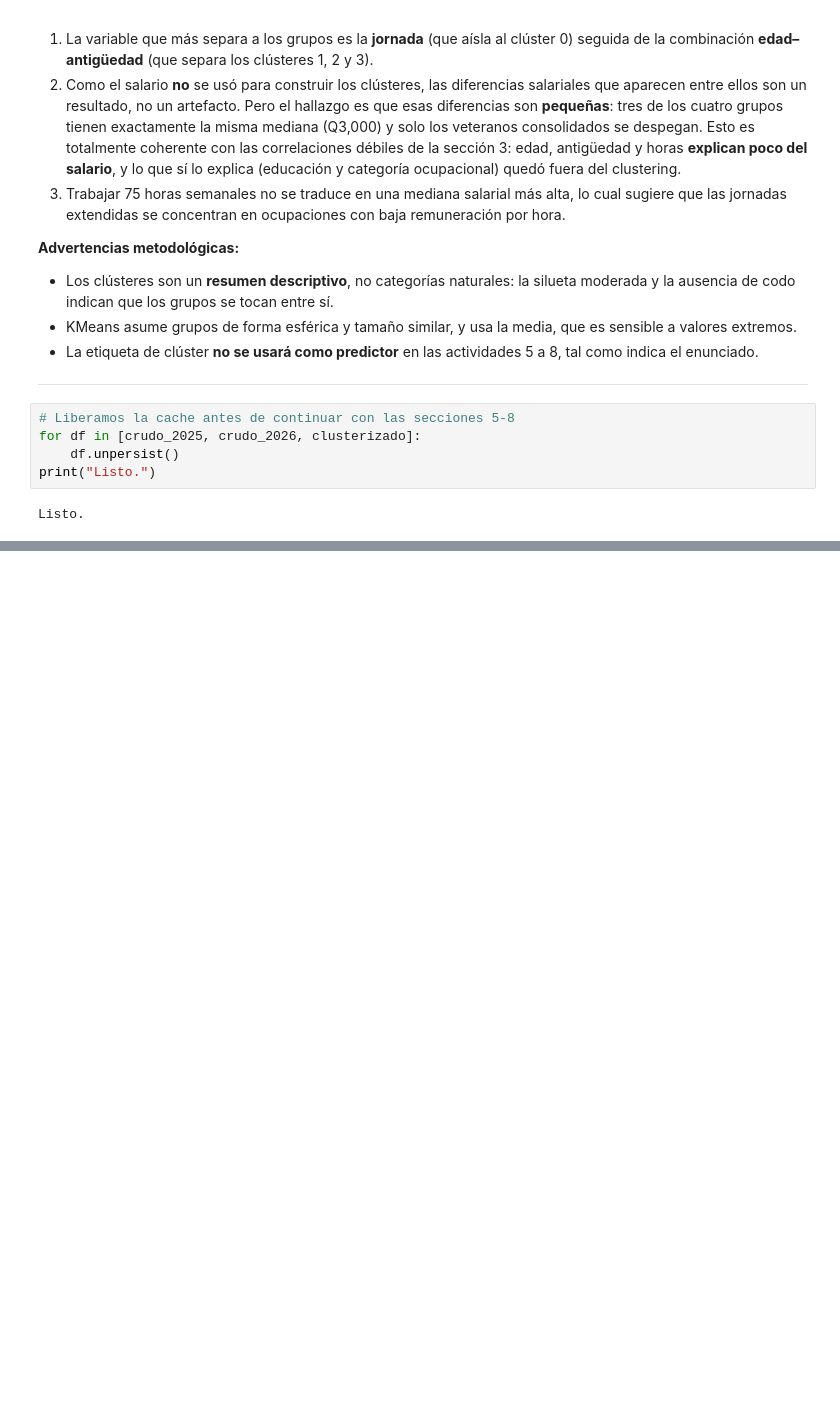
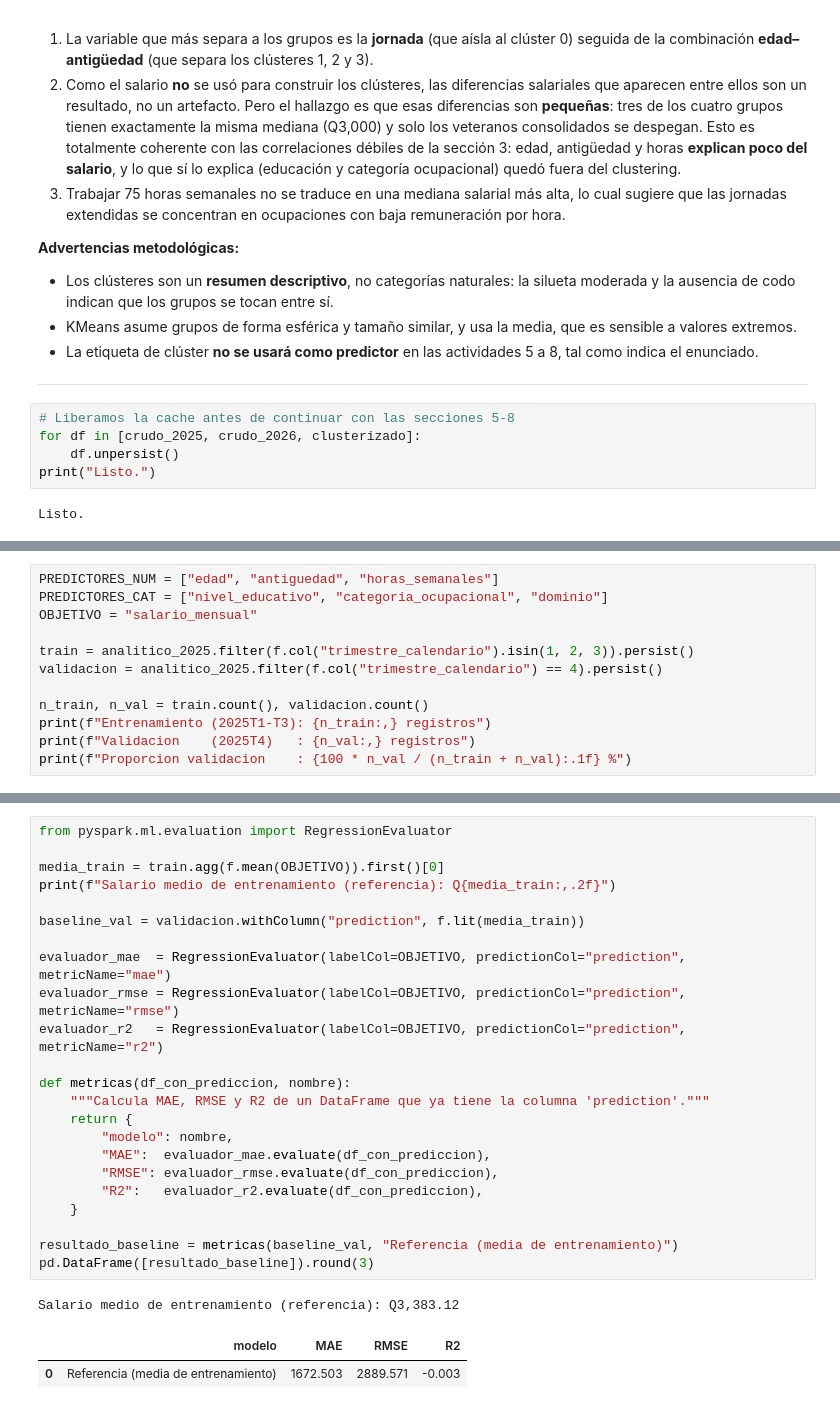
Before and after one commit to nicollegordillo/spark-mllib, a Jupyter notebook: notebooks/Lab7_ENEIC_spark.ipynb, the cells around one changed output, grey strips where cells are left out. Saved outputs shown, nothing was run; the diff lists cells and outputs as text; blank space fills up the shorter version.

```diff
--- a/notebooks/Lab7_ENEIC_spark.ipynb
+++ b/notebooks/Lab7_ENEIC_spark.ipynb
@@ -1309,0 +1348,12 @@ Listo.
+# %%
+PREDICTORES_NUM = ["edad", "antiguedad", "horas_semanales"]
+PREDICTORES_CAT = ["nivel_educativo", "categoria_ocupacional", "dominio"]
+OBJETIVO = "salario_mensual"
+
+train = analitico_2025.filter(f.col("trimestre_calendario").isin(1, 2, 3)).persist()
+validacion = analitico_2025.filter(f.col("trimestre_calendario") == 4).persist()
+
+n_train, n_val = train.count(), validacion.count()
+print(f"Entrenamiento (2025T1-T3): {n_train:,} registros")
+print(f"Validacion    (2025T4)   : {n_val:,} registros")
+print(f"Proporcion validacion    : {100 * n_val / (n_train + n_val):.1f} %")
@@ -1309,0 +1370,27 @@ Listo.
+# %%
+from pyspark.ml.evaluation import RegressionEvaluator
+
+media_train = train.agg(f.mean(OBJETIVO)).first()[0]
+print(f"Salario medio de entrenamiento (referencia): Q{media_train:,.2f}")
+
+baseline_val = validacion.withColumn("prediction", f.lit(media_train))
+
+evaluador_mae  = RegressionEvaluator(labelCol=OBJETIVO, predictionCol="prediction", metricName="mae")
+evaluador_rmse = RegressionEvaluator(labelCol=OBJETIVO, predictionCol="prediction", metricName="rmse")
+evaluador_r2   = RegressionEvaluator(labelCol=OBJETIVO, predictionCol="prediction", metricName="r2")
+
+def metricas(df_con_prediccion, nombre):
+    """Calcula MAE, RMSE y R2 de un DataFrame que ya tiene la columna 'prediction'."""
+    return {
+        "modelo": nombre,
+        "MAE":  evaluador_mae.evaluate(df_con_prediccion),
+        "RMSE": evaluador_rmse.evaluate(df_con_prediccion),
+        "R2":   evaluador_r2.evaluate(df_con_prediccion),
+    }
+
+resultado_baseline = metricas(baseline_val, "Referencia (media de entrenamiento)")
+pd.DataFrame([resultado_baseline]).round(3)
+# %% [output]
+Salario medio de entrenamiento (referencia): Q3,383.12
+|  | modelo | MAE | RMSE | R2 |
+| 0 | Referencia (media de entrenamiento) | 1672.503 | 2889.571 | -0.003 |
```
Also changed, not shown: parts of 28 cells of this notebook.
